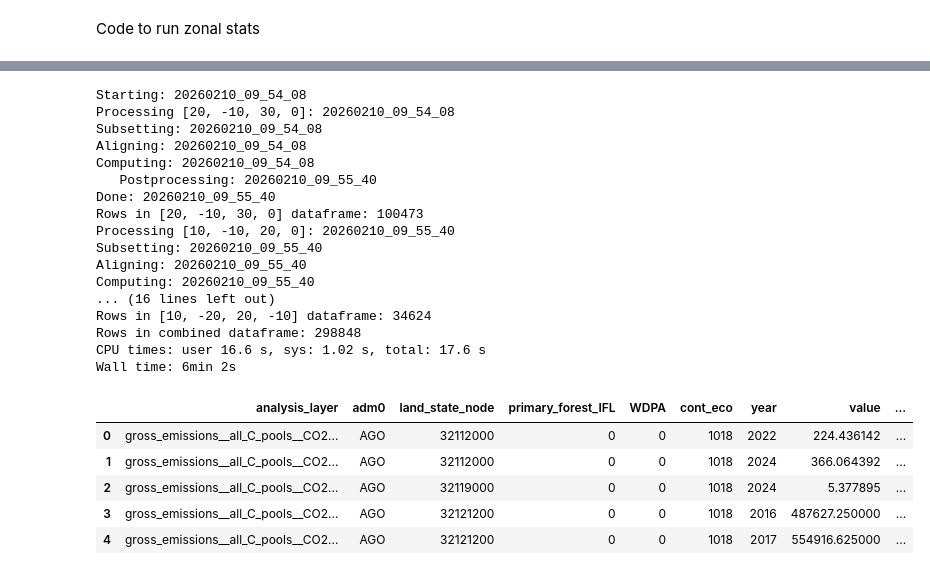
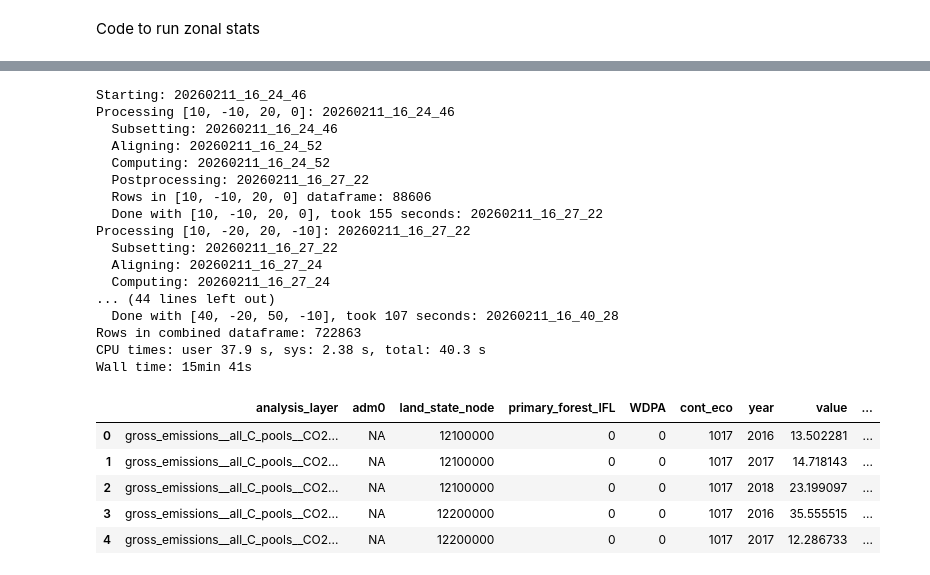
Before and after one commit to erin-glen/AFOLU_GHG_flux_model, a Jupyter notebook: src/LULUCF/scripts/zonal_statistics/LULUCF_output_zonal_stats_20260209__v1_0_5__standard__global.ipynb, the cells around one changed output, grey strips where cells are left out. Cells and saved outputs as stored; diff of their text form; code cells hidden in the pictures.

```diff
--- a/src/LULUCF/scripts/zonal_statistics/LULUCF_output_zonal_stats_20260209__v1_0_5__standard__global.ipynb
+++ b/src/LULUCF/scripts/zonal_statistics/LULUCF_output_zonal_stats_20260209__v1_0_5__standard__global.ipynb
@@ -1025,17 +1013,22 @@ Wall time: 35.9 s
 combined_list =[]
 
 tile_list = [
-             [20, -10, 30, 0],
-             [10, -10, 20, 0],
-             [20, -20, 30, -10],
-             [10, -20, 20, -10]
-            ]
+    [10, -10, 20, 0],      # 00N_010E- mostly land
+    [10, -20, 20, -10],    # 10S_010E- mostly land
+    [20, -10, 30, 0],      # 00N_020E- all land
+    [20, -20, 30, -10],    # 10S_020E- all land
+    [30, -10, 40, 0],      # 00N_030E- all land
+    [30, -20, 40, -10],    # 10S_030E- mostly land
+    [40, -10, 50, 0],      # 00N_040E- half land
+    [40, -20, 50, -10]     # 10S_040E- very little land
+]
 
 print(f"Starting: {timestr()}")
 
 for tile_id in tile_list:
 
     print(f"Processing {tile_id}: {timestr()}")
+    start_time = time.time()
 
     west, south, east, north = tile_id[0], tile_id[1], tile_id[2], tile_id[3]
 
@@ -1045,6 +1038,10 @@ for tile_id in tile_list:
         x=slice(west, east),
         y=slice(north, south)  # Note: y typically decreases from top to bottom
     )
+
+    # For testing
+    flux_cube_subset = flux_cube_subset.persist()
+
     adm0_aligned_subset = adm0_aligned.sel(x=slice(west, east), y=slice(north, south))
     primary_forest_IFL_aligned_subset = primary_forest_IFL_aligned.sel(x=slice(west, east), y=slice(north, south))
     WDPA_aligned_subset = WDPA_aligned.sel(x=slice(west, east), y=slice(north, south))
@@ -1103,7 +1100,7 @@ for tile_id in tile_list:
         join="override"
     )
 
-    # flux_cube_subset = flux_cube_subset.persist()
+    flux_cube_subset = flux_cube_subset.persist()
 
     print(f"  Computing: {timestr()}")
     results = xarray_reduce(
@@ -1129,56 +1126,60 @@ for tile_id in tile_list:
         reindex=ReindexStrategy(blockwise=False, array_type=ReindexArrayType.SPARSE_COO),
         fill_value=0
     ).compute()
 
     # Contextual layers to use to merge pixel_area against other analysis layers (to calculate flux/ha)
     contextual_layers = [
         'adm0',
         'land_state_node',
         'primary_forest_IFL',
         'WDPA',
         'cont_eco',
         'year'
     ]
 
     coord_dict = convert_to_coord_dict(results)
     # coord_dict
     df = create_df(coord_dict, state_node_df, contextual_layers, tile_id)
     print(f"  Rows in {tile_id} dataframe: {len(df.index)}")
 
     # Appends the tile-level df to a list of dfs
     combined_list.append(df)
 
-    print(f"  Done with {tile_id}: {timestr()}")
+    df.to_parquet(f"/mnt/c/GIS/AFOLU_flux_model/flox_zonal_stats__TEMP/zonal_stats_{tile_id}.parquet")
+
+    end_time = time.time()
+
+    print(f"  Done with {tile_id}, took {round(end_time) - round(start_time)} seconds: {timestr()}")
 
 # Combines all the tile-level dfs in the list into a single df
 combined_df = pd.concat(combined_list, axis=0, ignore_index=True)
 
 print(f"Rows in combined dataframe: {len(combined_df.index)}")
 combined_df.head()
 # %% [output]
-Starting: 20260210_09_54_08
-Processing [20, -10, 30, 0]: 20260210_09_54_08
-Subsetting: 20260210_09_54_08
-Aligning: 20260210_09_54_08
-Computing: 20260210_09_54_08
-   Postprocessing: 20260210_09_55_40
-Done: 20260210_09_55_40
-Rows in [20, -10, 30, 0] dataframe: 100473
-Processing [10, -10, 20, 0]: 20260210_09_55_40
-Subsetting: 20260210_09_55_40
-Aligning: 20260210_09_55_40
-Computing: 20260210_09_55_40
-... (16 lines left out)
-Rows in [10, -20, 20, -10] dataframe: 34624
-Rows in combined dataframe: 298848
-CPU times: user 16.6 s, sys: 1.02 s, total: 17.6 s
-Wall time: 6min 2s
+Starting: 20260211_16_24_46
+Processing [10, -10, 20, 0]: 20260211_16_24_46
+  Subsetting: 20260211_16_24_46
+  Aligning: 20260211_16_24_52
+  Computing: 20260211_16_24_52
+  Postprocessing: 20260211_16_27_22
+  Rows in [10, -10, 20, 0] dataframe: 88606
+  Done with [10, -10, 20, 0], took 155 seconds: 20260211_16_27_22
+Processing [10, -20, 20, -10]: 20260211_16_27_22
+  Subsetting: 20260211_16_27_22
+  Aligning: 20260211_16_27_24
+  Computing: 20260211_16_27_24
+... (44 lines left out)
+  Done with [40, -20, 50, -10], took 107 seconds: 20260211_16_40_28
+Rows in combined dataframe: 722863
+CPU times: user 37.9 s, sys: 2.38 s, total: 40.3 s
+Wall time: 15min 41s
 |  | analysis_layer | adm0 | land_state_node | primary_forest_IFL | WDPA | cont_eco | year | value | ... |
-| 0 | gross_emissions__all_C_pools__CO2... | AGO | 32112000 | 0 | 0 | 1018 | 2022 | 224.436142 | ... |
-| 1 | gross_emissions__all_C_pools__CO2... | AGO | 32112000 | 0 | 0 | 1018 | 2024 | 366.064392 | ... |
-| 2 | gross_emissions__all_C_pools__CO2... | AGO | 32119000 | 0 | 0 | 1018 | 2024 | 5.377895 | ... |
-| 3 | gross_emissions__all_C_pools__CO2... | AGO | 32121200 | 0 | 0 | 1018 | 2016 | 487627.250000 | ... |
-| 4 | gross_emissions__all_C_pools__CO2... | AGO | 32121200 | 0 | 0 | 1018 | 2017 | 554916.625000 | ... |
+| 0 | gross_emissions__all_C_pools__CO2... | NA | 12100000 | 0 | 0 | 1017 | 2016 | 13.502281 | ... |
+| 1 | gross_emissions__all_C_pools__CO2... | NA | 12100000 | 0 | 0 | 1017 | 2017 | 14.718143 | ... |
+| 2 | gross_emissions__all_C_pools__CO2... | NA | 12100000 | 0 | 0 | 1017 | 2018 | 23.199097 | ... |
+| 3 | gross_emissions__all_C_pools__CO2... | NA | 12200000 | 0 | 0 | 1017 | 2016 | 35.555515 | ... |
+| 4 | gross_emissions__all_C_pools__CO2... | NA | 12200000 | 0 | 0 | 1017 | 2017 | 12.286733 | ... |
 # %%
 print(combined_df[(combined_df.analysis_layer == 'gross_emissions__all_C_pools__CO2_only__MgCO2') & (combined_df.year == 2016)]['value'].sum().round())
 print(combined_df[(combined_df.analysis_layer == 'gross_emissions__all_C_pools__CO2_only__MgCO2') & (combined_df.year == 2017)]['value'].sum().round())
```
Also changed, not shown: parts of 9 cells of this notebook, 4 other files.
